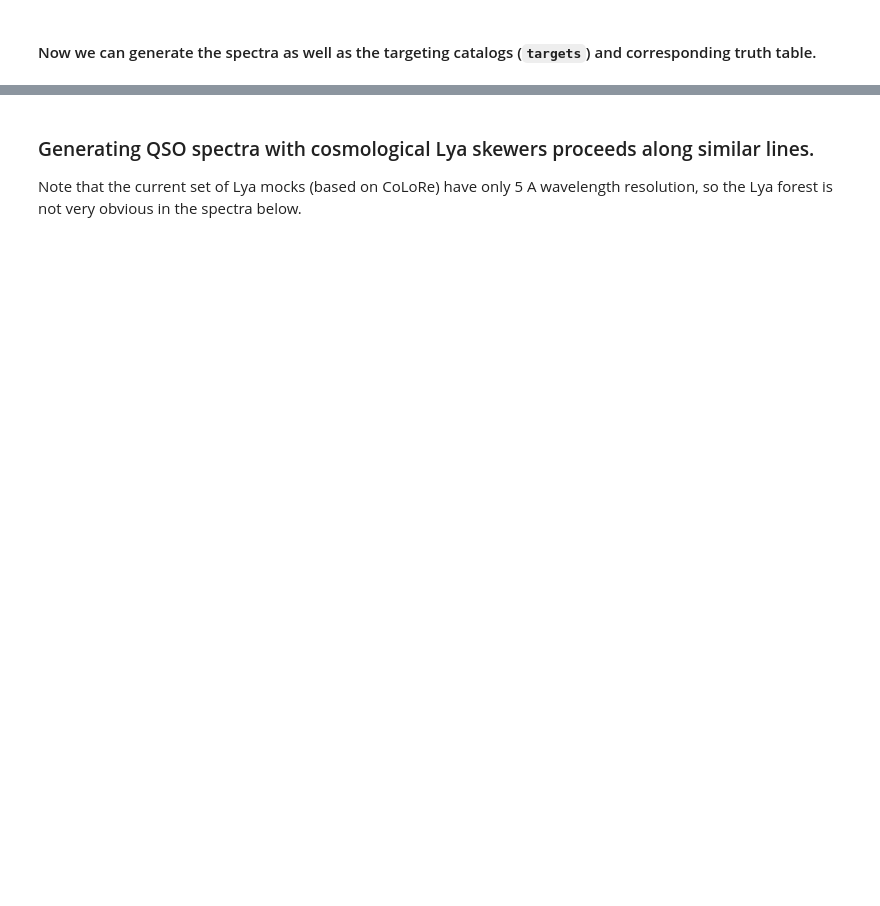
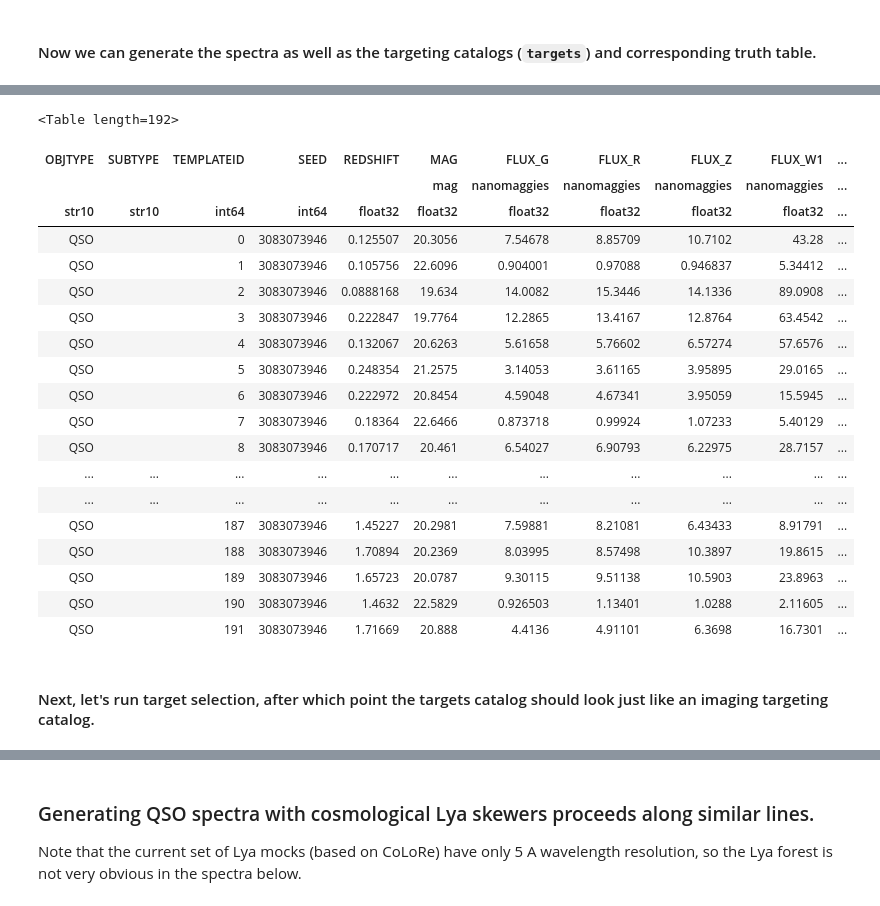
Before and after one commit to desihub/desitarget, a Jupyter notebook: doc/nb/connecting-spectra-to-mocks.ipynb, the cells around one changed output, grey strips where cells are left out. Cells and saved outputs as stored; diff of their text form; code cells hidden in the pictures; blank space fills up the shorter version.

```diff
--- a/doc/nb/connecting-spectra-to-mocks.ipynb
+++ b/doc/nb/connecting-spectra-to-mocks.ipynb
@@ -116,2 +153,25 @@ truth[:2]
 # %%
-meta[:2]
+meta
+# %% [output]
+<Table length=192>
+| OBJTYPE | SUBTYPE | TEMPLATEID | SEED | REDSHIFT | MAG | FLUX_G | FLUX_R | FLUX_Z | FLUX_W1 | ... |
+|  |  |  |  |  | mag | nanomaggies | nanomaggies | nanomaggies | nanomaggies | ... |
+| str10 | str10 | int64 | int64 | float32 | float32 | float32 | float32 | float32 | float32 | ... |
+| QSO |  | 0 | 3083073946 | 0.125507 | 20.3056 | 7.54678 | 8.85709 | 10.7102 | 43.28 | ... |
+| QSO |  | 1 | 3083073946 | 0.105756 | 22.6096 | 0.904001 | 0.97088 | 0.946837 | 5.34412 | ... |
+| QSO |  | 2 | 3083073946 | 0.0888168 | 19.634 | 14.0082 | 15.3446 | 14.1336 | 89.0908 | ... |
+| QSO |  | 3 | 3083073946 | 0.222847 | 19.7764 | 12.2865 | 13.4167 | 12.8764 | 63.4542 | ... |
+| QSO |  | 4 | 3083073946 | 0.132067 | 20.6263 | 5.61658 | 5.76602 | 6.57274 | 57.6576 | ... |
+| QSO |  | 5 | 3083073946 | 0.248354 | 21.2575 | 3.14053 | 3.61165 | 3.95895 | 29.0165 | ... |
+| QSO |  | 6 | 3083073946 | 0.222972 | 20.8454 | 4.59048 | 4.67341 | 3.95059 | 15.5945 | ... |
+| QSO |  | 7 | 3083073946 | 0.18364 | 22.6466 | 0.873718 | 0.99924 | 1.07233 | 5.40129 | ... |
+| QSO |  | 8 | 3083073946 | 0.170717 | 20.461 | 6.54027 | 6.90793 | 6.22975 | 28.7157 | ... |
+| ... | ... | ... | ... | ... | ... | ... | ... | ... | ... | ... |
+| ... | ... | ... | ... | ... | ... | ... | ... | ... | ... | ... |
+| QSO |  | 187 | 3083073946 | 1.45227 | 20.2981 | 7.59881 | 8.21081 | 6.43433 | 8.91791 | ... |
+| QSO |  | 188 | 3083073946 | 1.70894 | 20.2369 | 8.03995 | 8.57498 | 10.3897 | 19.8615 | ... |
+| QSO |  | 189 | 3083073946 | 1.65723 | 20.0787 | 9.30115 | 9.51138 | 10.5903 | 23.8963 | ... |
+| QSO |  | 190 | 3083073946 | 1.4632 | 22.5829 | 0.926503 | 1.13401 | 1.0288 | 2.11605 | ... |
+| QSO |  | 191 | 3083073946 | 1.71669 | 20.888 | 4.4136 | 4.91101 | 6.3698 | 16.7301 | ... |
+# %% [markdown]
+#### Next, let's run target selection, after which point the targets catalog should look just like an imaging targeting catalog.
```
Also changed, not shown: parts of 39 cells of this notebook.
